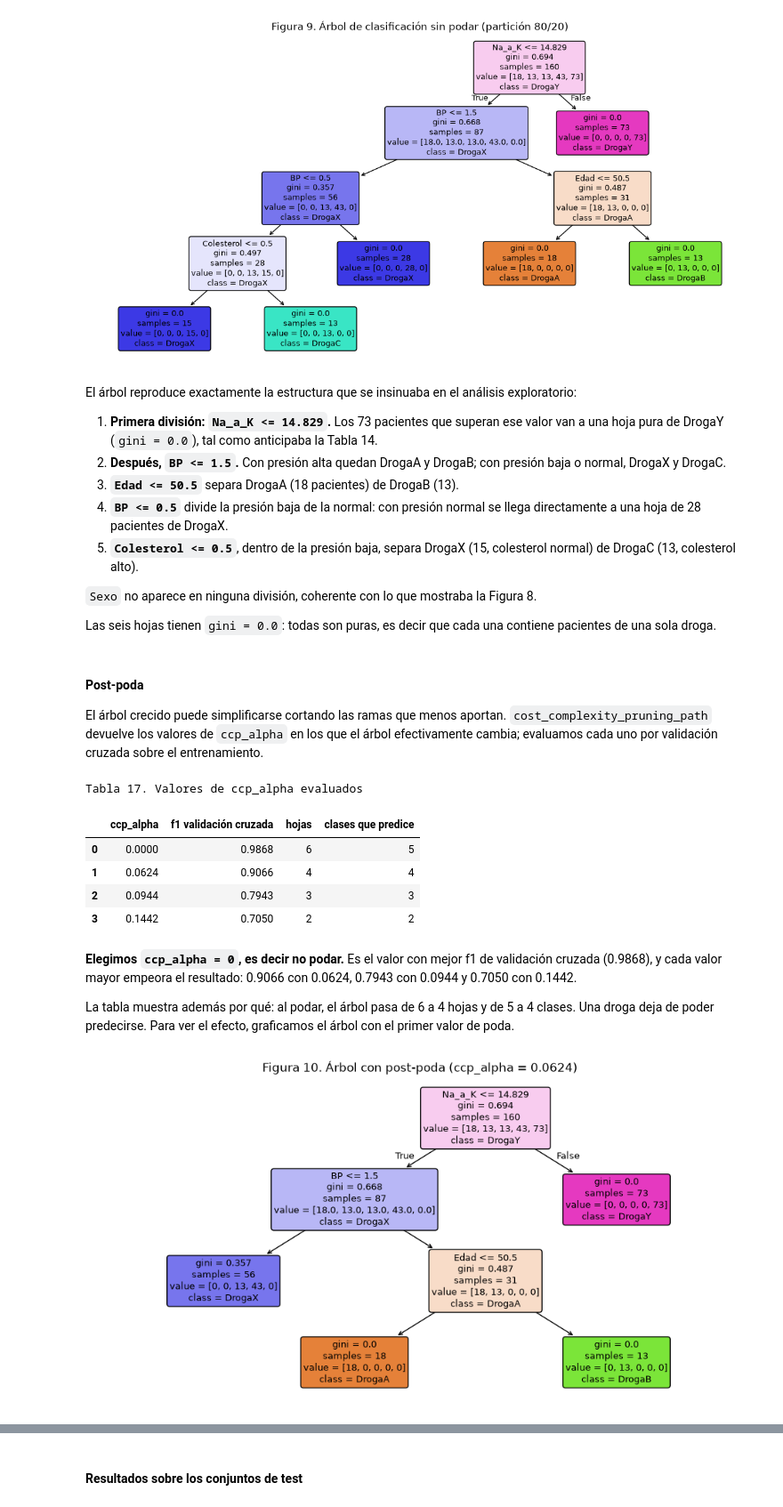
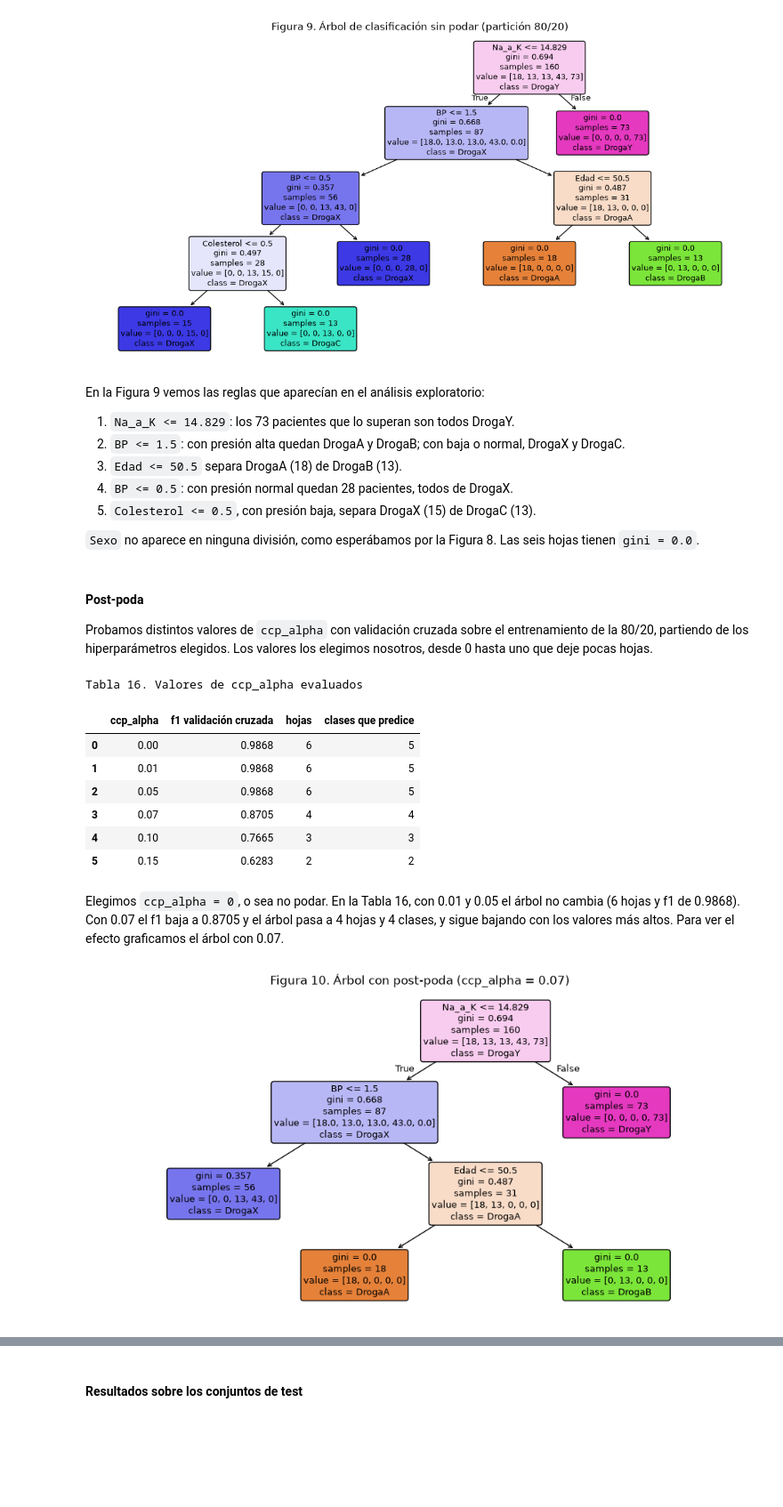
Before and after one commit to frankoespa/tuia-mineria-de-datos, a Jupyter notebook: tp2/tp2_mineria_renna_esparza.ipynb, the cells around one changed output, grey strips where cells are left out. Shown at 89% size. Saved outputs shown, nothing was run; the diff lists cells and outputs as text; code cells hidden in the pictures; blank space fills up the shorter version.

```diff
--- a/tp2/tp2_mineria_renna_esparza.ipynb
+++ b/tp2/tp2_mineria_renna_esparza.ipynb
@@ -795,65 +746,65 @@ plt.show()
 # %% [output]
 [figure]
 # %% [markdown]
-El árbol reproduce exactamente la estructura que se insinuaba en el análisis exploratorio:
+En la Figura 9 vemos las reglas que aparecían en el análisis exploratorio:
 
-1. **Primera división: `Na_a_K <= 14.829`.** Los 73 pacientes que superan ese valor van a una hoja pura de DrogaY (`gini = 0.0`), tal como anticipaba la Tabla 14.
-2. **Después, `BP <= 1.5`.** Con presión alta quedan DrogaA y DrogaB; con presión baja o normal, DrogaX y DrogaC.
-3. **`Edad <= 50.5`** separa DrogaA (18 pacientes) de DrogaB (13).
-4. **`BP <= 0.5`** divide la presión baja de la normal: con presión normal se llega directamente a una hoja de 28 pacientes de DrogaX.
-5. **`Colesterol <= 0.5`**, dentro de la presión baja, separa DrogaX (15, colesterol normal) de DrogaC (13, colesterol alto).
+1. `Na_a_K <= 14.829`: los 73 pacientes que lo superan son todos DrogaY.
+2. `BP <= 1.5`: con presión alta quedan DrogaA y DrogaB; con baja o normal, DrogaX y DrogaC.
+3. `Edad <= 50.5` separa DrogaA (18) de DrogaB (13).
+4. `BP <= 0.5`: con presión normal quedan 28 pacientes, todos de DrogaX.
+5. `Colesterol <= 0.5`, con presión baja, separa DrogaX (15) de DrogaC (13).
 
-`Sexo` no aparece en ninguna división, coherente con lo que mostraba la Figura 8.
-
-Las seis hojas tienen `gini = 0.0`: todas son puras, es decir que cada una contiene pacientes de una sola droga.
+`Sexo` no aparece en ninguna división, como esperábamos por la Figura 8. Las seis hojas tienen `gini = 0.0`.
 # %% [markdown]
 #### Post-poda
 
-El árbol crecido puede simplificarse cortando las ramas que menos aportan. `cost_complexity_pruning_path` devuelve los valores de `ccp_alpha` en los que el árbol efectivamente cambia; evaluamos cada uno por validación cruzada sobre el entrenamiento.
+Probamos distintos valores de `ccp_alpha` con validación cruzada sobre el entrenamiento de la 80/20, partiendo de los hiperparámetros elegidos. Los valores los elegimos nosotros, desde 0 hasta uno que deje pocas hojas.
 # %%
-Xtrn_pac, Xtst_pac, ytrn_pac, ytst_pac = particiones_pac["80/20"][:4]
+p = particiones_pac["80/20"]
 
-camino = arbol_pac.cost_complexity_pruning_path(Xtrn_pac, ytrn_pac)
-alphas = camino.ccp_alphas[:-1]   # el último valor deja el árbol en una sola hoja
+grilla_poda = {"ccp_alpha": [0, 0.01, 0.05, 0.07, 0.1, 0.15]}
 
 busqueda_poda = GridSearchCV(
-    DecisionTreeClassifier(random_state=SEMILLA, **busquedas_pac["80/20"].best_params_),
-    {"ccp_alpha": alphas}, cv=5, scoring="f1_weighted")
-busqueda_poda.fit(Xtrn_pac, ytrn_pac)
+    DecisionTreeClassifier(max_depth=5, min_samples_leaf=1, min_samples_split=2,
+                           random_state=SEMILLA),
+    grilla_poda, cv=5, scoring="f1_weighted")
+busqueda_poda.fit(p["Xtrn"], p["ytrn"])
 
 filas_poda = []
-for alpha, f1_cv in zip(alphas, busqueda_poda.cv_results_["mean_test_score"]):
-    podado = DecisionTreeClassifier(random_state=SEMILLA, ccp_alpha=alpha,
-                                    **busquedas_pac["80/20"].best_params_).fit(Xtrn_pac, ytrn_pac)
+for i, alpha in enumerate(grilla_poda["ccp_alpha"]):
+    podado = DecisionTreeClassifier(max_depth=5, min_samples_leaf=1, min_samples_split=2,
+                                    ccp_alpha=alpha, random_state=SEMILLA)
+    podado.fit(p["Xtrn"], p["ytrn"])
     filas_poda.append({
         "ccp_alpha": alpha,
-        "f1 validación cruzada": f1_cv,
+        "f1 validación cruzada": busqueda_poda.cv_results_["mean_test_score"][i],
         "hojas": podado.get_n_leaves(),
-        "clases que predice": len(set(podado.predict(Xtrn_pac))),
+        "clases que predice": len(np.unique(podado.predict(p["Xtrn"]))),
     })
 
-print("Tabla 17. Valores de ccp_alpha evaluados")
+print("Tabla 16. Valores de ccp_alpha evaluados")
 pd.DataFrame(filas_poda).round(4)
 # %% [output]
-Tabla 17. Valores de ccp_alpha evaluados
+Tabla 16. Valores de ccp_alpha evaluados
 |  | ccp_alpha | f1 validación cruzada | hojas | clases que predice |
-| 0 | 0.0000 | 0.9868 | 6 | 5 |
-| 1 | 0.0624 | 0.9066 | 4 | 4 |
-| 2 | 0.0944 | 0.7943 | 3 | 3 |
-| 3 | 0.1442 | 0.7050 | 2 | 2 |
+| 0 | 0.00 | 0.9868 | 6 | 5 |
+| 1 | 0.01 | 0.9868 | 6 | 5 |
+| 2 | 0.05 | 0.9868 | 6 | 5 |
+| 3 | 0.07 | 0.8705 | 4 | 4 |
+| 4 | 0.10 | 0.7665 | 3 | 3 |
+| 5 | 0.15 | 0.6283 | 2 | 2 |
 # %% [markdown]
-**Elegimos `ccp_alpha = 0`, es decir no podar.** Es el valor con mejor f1 de validación cruzada (0.9868), y cada valor mayor empeora el resultado: 0.9066 con 0.0624, 0.7943 con 0.0944 y 0.7050 con 0.1442.
-
-La tabla muestra además por qué: al podar, el árbol pasa de 6 a 4 hojas y de 5 a 4 clases. Una droga deja de poder predecirse. Para ver el efecto, graficamos el árbol con el primer valor de poda.
+Elegimos `ccp_alpha = 0`, o sea no podar. En la Tabla 16, con 0.01 y 0.05 el árbol no cambia (6 hojas y f1 de 0.9868). Con 0.07 el f1 baja a 0.8705 y el árbol pasa a 4 hojas y 4 clases, y sigue bajando con los valores más altos. Para ver el efecto graficamos el árbol con 0.07.
 # %%
-arbol_podado = DecisionTreeClassifier(random_state=SEMILLA, ccp_alpha=alphas[1],
-                                      **busquedas_pac["80/20"].best_params_).fit(Xtrn_pac, ytrn_pac)
+arbol_podado = DecisionTreeClassifier(max_depth=5, min_samples_leaf=1, min_samples_split=2,
+                                      ccp_alpha=0.07, random_state=SEMILLA)
+arbol_podado.fit(p["Xtrn"], p["ytrn"])
 
 plt.figure(figsize=(12, 6))
-plot_tree(arbol_podado, feature_names=Xtrn_pac.columns,
+plot_tree(arbol_podado, feature_names=p["Xtrn"].columns,
           class_names=arbol_podado.classes_, filled=True, rounded=True, fontsize=9)
-plt.title(f"Figura 10. Árbol con post-poda (ccp_alpha = {alphas[1]:.4f})")
+plt.title("Figura 10. Árbol con post-poda (ccp_alpha = 0.07)")
 plt.show()
 # %% [output]
-[figure, old version]
+[figure, new version]
 # %% [markdown]
```
Also changed, not shown: parts of 93 cells of this notebook, 2 other files.
